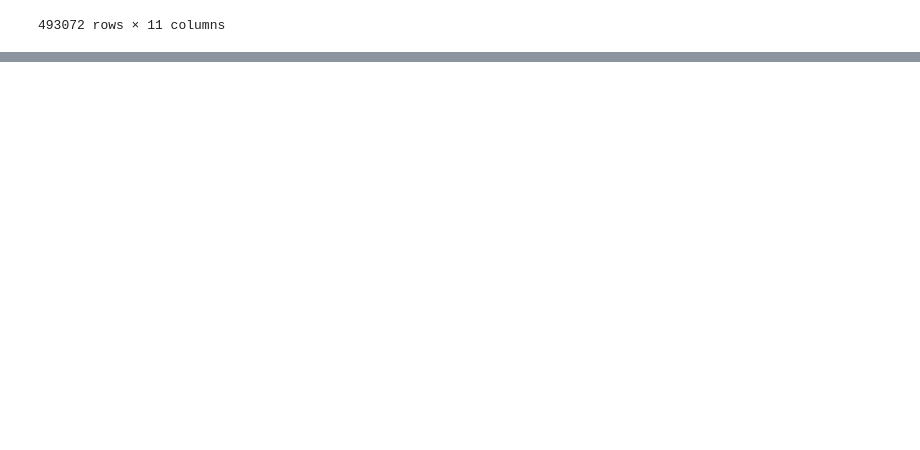
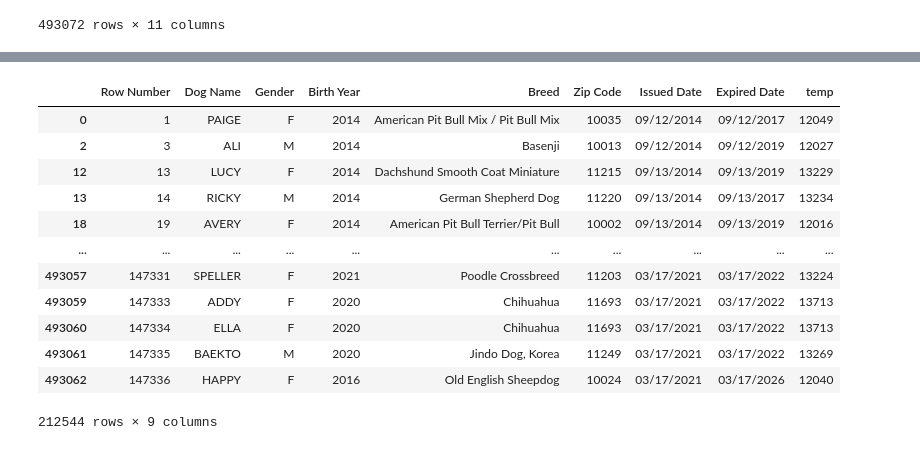
Before and after one commit to ahreed304/dog-names, a Jupyter notebook: python/main.ipynb, the cells around one changed output, grey strips where cells are left out. Cells and saved outputs as stored; diff of their text form; code cells hidden in the pictures; blank space fills up the shorter version.

```diff
--- a/python/main.ipynb
+++ b/python/main.ipynb
@@ -20,3 +20,17 @@ data
 | 493070 | 147344 | UNKNOWN | M | 2020 | Goldendoodle | NaN | 10019 | 03/17/2021 | ... |
 | 493071 | 147345 | UNKNOWN | F | 2020 | Pomeranian | NaN | 11212 | 03/17/2021 | ... |
 493072 rows × 11 columns
+# %%
+data.columns = [
+    "Row Number",
+    "Dog Name",
+    "Gender",
+    "Birth Year",
+    "Breed",
+    "Borough",
+    "Zip Code",
+    "Issued Date",
+    "Expired Date",
+    "Extract Year",
+    "Unique Dog ID"]
+data
@@ -22,0 +68,42 @@ data
+# %%
+# data.groupby(['AnimalBirthMonth'], as_index=False).count()
+
+filtered_names = ["UNKOWN", "NAME NOT PROVIDED", "NO NAME", "NONE", ".", "-"]
+
+data_filtered = data[data['Birth Year'] >= 2014]
+data_filtered = data_filtered[data['Dog Name'] != "UNKNOWN"]
+data_filtered = data_filtered[data['Dog Name'] != "NAME NOT PROVIDED"]
+data_filtered = data_filtered[data['Dog Name'] != "NO NAME"]
+data_filtered = data_filtered[data['Dog Name'] != "NONE"]
+data_filtered = data_filtered[data['Dog Name'] != "."]
+data_filtered = data_filtered[data['Dog Name'] != "-"]
+data_filtered = data_filtered[data['Dog Name'] != "--"]
+data_filtered = data_filtered[data['Dog Name'] != "---"]
+data_filtered = data_filtered[data['Dog Name'] != "A"]
+data_filtered = data_filtered[data['Dog Name'] != "A."]
+data_filtered = data_filtered[data['Dog Name'] != "2"]
+data_filtered = data_filtered[data['Dog Name'] != "40804"]
+data_filtered = data_filtered[data['Dog Name'] != "90201"]
+data_filtered = data_filtered[data['Dog Name'] != "3010271"]
+data_filtered = data_filtered[data['Dog Name'] != "2003-08-13T00:00:00.000"]
+data_filtered = data_filtered[data['Dog Name'] != "2003-10-22T00:00:00.000"]
+data_filtered = data_filtered[data['Dog Name'] != "2005-08-19T00:00:00.000"]
+data_filtered = data_filtered[data['Dog Name'] != "2008-10-22T00:00:00.000"]
+data_filtered = data_filtered[data['Dog Name'] != "2004-10-22T00:00:00.000"]
+data_filtered['temp'] = data_filtered['Zip Code'] + data_filtered['Birth Year']
+
+data_filtered
+# %% [output]
+|  | Row Number | Dog Name | Gender | Birth Year | Breed | Zip Code | Issued Date | Expired Date | temp |
+| 0 | 1 | PAIGE | F | 2014 | American Pit Bull Mix / Pit Bull Mix | 10035 | 09/12/2014 | 09/12/2017 | 12049 |
+| 2 | 3 | ALI | M | 2014 | Basenji | 10013 | 09/12/2014 | 09/12/2019 | 12027 |
+| 12 | 13 | LUCY | F | 2014 | Dachshund Smooth Coat Miniature | 11215 | 09/13/2014 | 09/13/2019 | 13229 |
+| 13 | 14 | RICKY | M | 2014 | German Shepherd Dog | 11220 | 09/13/2014 | 09/13/2017 | 13234 |
+| 18 | 19 | AVERY | F | 2014 | American Pit Bull Terrier/Pit Bull | 10002 | 09/13/2014 | 09/13/2019 | 12016 |
+| ... | ... | ... | ... | ... | ... | ... | ... | ... | ... |
+| 493057 | 147331 | SPELLER | F | 2021 | Poodle Crossbreed | 11203 | 03/17/2021 | 03/17/2022 | 13224 |
+| 493059 | 147333 | ADDY | F | 2020 | Chihuahua | 11693 | 03/17/2021 | 03/17/2022 | 13713 |
+| 493060 | 147334 | ELLA | F | 2020 | Chihuahua | 11693 | 03/17/2021 | 03/17/2022 | 13713 |
+| 493061 | 147335 | BAEKTO | M | 2020 | Jindo Dog, Korea | 11249 | 03/17/2021 | 03/17/2022 | 13269 |
+| 493062 | 147336 | HAPPY | F | 2016 | Old English Sheepdog | 10024 | 03/17/2021 | 03/17/2026 | 12040 |
+212544 rows × 9 columns
```
Also changed, not shown: parts of 9 cells of this notebook.
